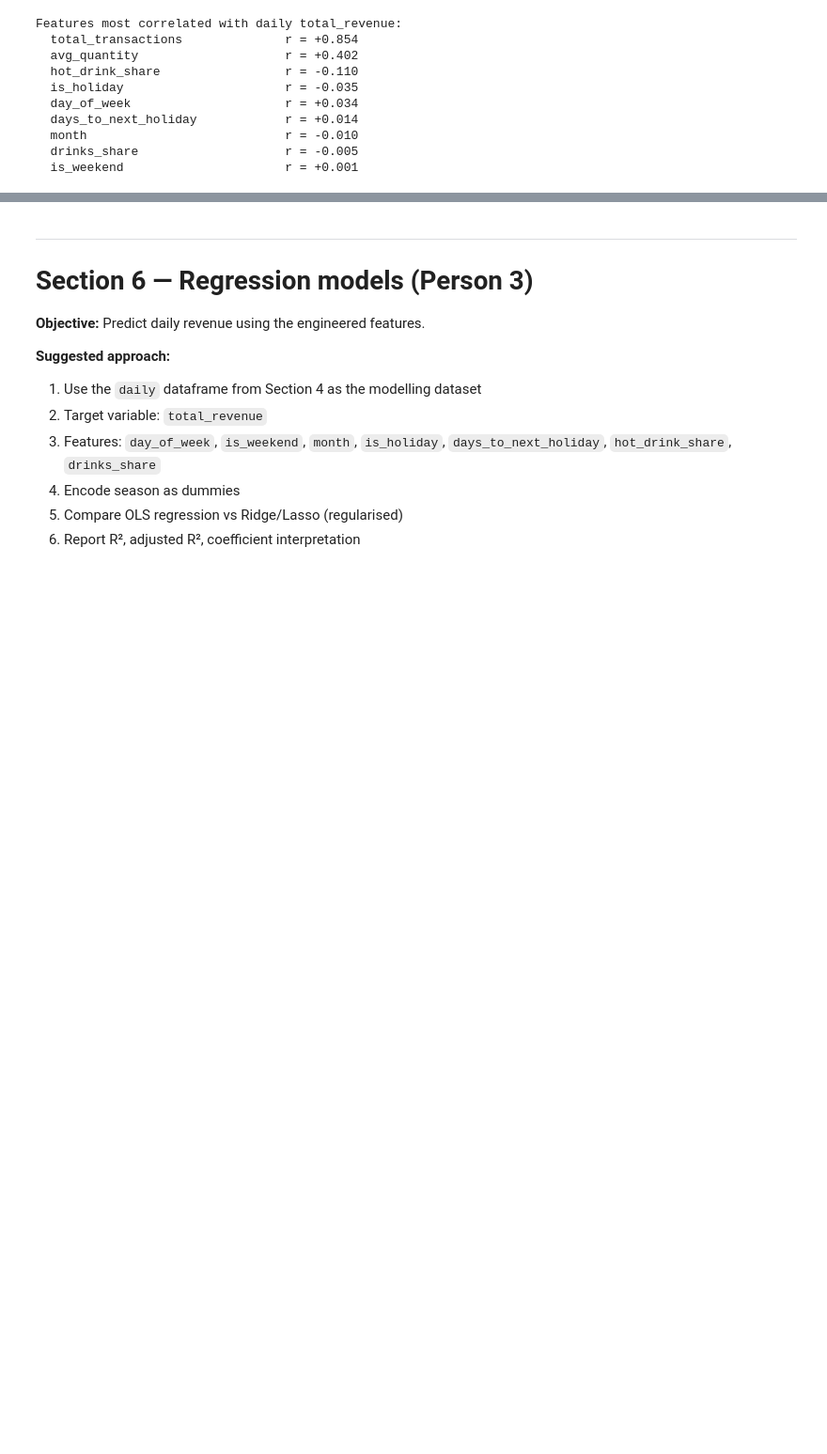
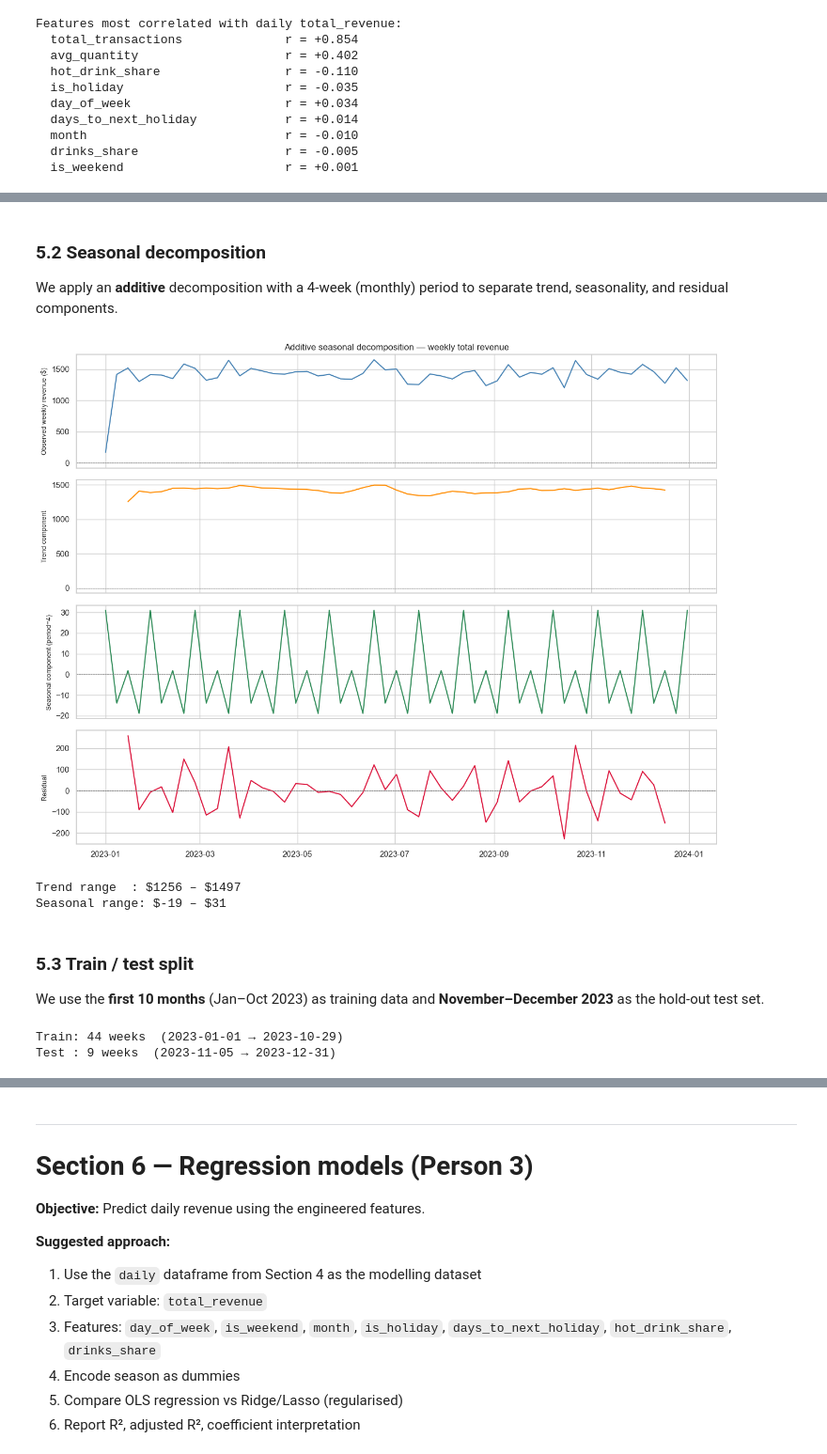
Before and after one commit to Jaskabraska/semestral_work_DD, a Jupyter notebook: semestral_project_1.ipynb, the cells around one changed output, grey strips where cells are left out. Shown at 94% size. Cells and saved outputs as stored; diff of their text form; code cells hidden in the pictures; blank space fills up the shorter version.

Commit message:
Add Section 5 time series forecasting and reorganise notebooks
Made-with: Cursor

```diff
--- a/semestral_project.ipynb
+++ b/semestral_project_1.ipynb
@@ -955,0 +977,51 @@ from sklearn.metrics import mean_squared_error, mean_absolute_error
+# %% [markdown]
+### 5.2  Seasonal decomposition
+
+We apply an **additive** decomposition with a 4-week (monthly) period to separate trend, seasonality, and residual components.
+# %%
+decomp = seasonal_decompose(weekly_rev, model='additive', period=4)
+
+fig, axes = plt.subplots(4, 1, figsize=(13, 10), sharex=True)
+components = [
+    (weekly_rev,       'Observed weekly revenue ($)',  'steelblue'),
+    (decomp.trend,     'Trend component',              'darkorange'),
+    (decomp.seasonal,  'Seasonal component (period=4)','seagreen'),
+    (decomp.resid,     'Residual',                     'crimson'),
+]
+for ax, (series, title, colour) in zip(axes, components):
+    ax.plot(series, color=colour, linewidth=1.5)
+    ax.set_ylabel(title, fontsize=9)
+    ax.axhline(0, color='grey', linewidth=0.6, linestyle='--')
+
+axes[0].set_title('Additive seasonal decomposition — weekly total revenue', fontsize=12)
+plt.tight_layout()
+plt.savefig('fig_decomposition.png', bbox_inches='tight')
+plt.show()
+
+print('Trend range  : ${:.0f} – ${:.0f}'.format(
+      decomp.trend.dropna().min(), decomp.trend.dropna().max()))
+print('Seasonal range: ${:.0f} – ${:.0f}'.format(
+      decomp.seasonal.min(), decomp.seasonal.max()))
+# %% [output]
+[figure, added]
+Trend range  : $1256 – $1497
+Seasonal range: $-19 – $31
+# %% [markdown]
+### 5.3  Train / test split
+
+We use the **first 10 months** (Jan–Oct 2023) as training data and **November–December 2023** as the hold-out test set.
+# %%
+CUTOFF = pd.Timestamp('2023-11-01')
+
+train_rev  = weekly_rev[weekly_rev.index < CUTOFF]
+test_rev   = weekly_rev[weekly_rev.index >= CUTOFF]
+train_exog = weekly_exog[weekly_exog.index < CUTOFF]
+test_exog  = weekly_exog[weekly_exog.index >= CUTOFF]
+
+print(f'Train: {len(train_rev)} weeks  '
+      f'({train_rev.index[0].date()} → {train_rev.index[-1].date()})')
+print(f'Test : {len(test_rev)} weeks  '
+      f'({test_rev.index[0].date()} → {test_rev.index[-1].date()})')
+# %% [output]
+Train: 44 weeks  (2023-01-01 → 2023-10-29)
+Test : 9 weeks  (2023-11-05 → 2023-12-31)
```
Also changed, not shown: parts of 15 cells of this notebook, 2 other files.
